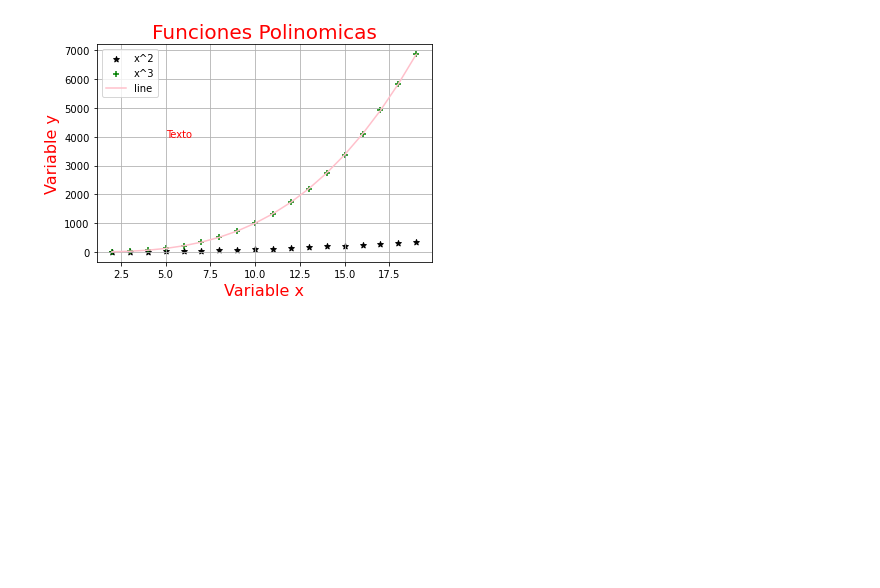
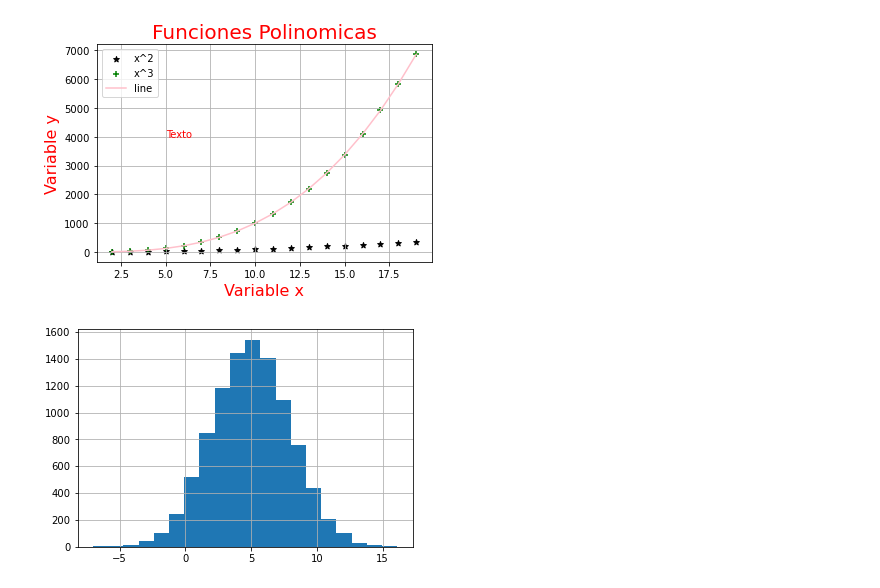
Before and after one commit to Kucta/ESEIT_BIGDATA, a Jupyter notebook: notebooks/0.4.visualizacion_datos.ipynb, the cells around one changed output. Saved outputs shown, nothing was run; the diff lists cells and outputs as text; code cells hidden in the pictures; blank space fills up the shorter version.

Commit message:
crea histogramas, barplots usando seaborn

```diff
--- a/notebooks/0.4.visualizacion_datos.ipynb
+++ b/notebooks/0.4.visualizacion_datos.ipynb
@@ -38,3 +38,19 @@ plt.legend()
 # %% [output]
 <matplotlib.legend.Legend at 0x...>
 [figure]
+# %%
+#Histogramas: para variables numericas unidimensionales
+
+x=np.random.normal(10) #numero aleatorio alrededor de 10
+mean =5
+std=3
+n=10000
+x=np.random.normal(mean,std,n)
+x
+plt.title("Histograma de una Variable ALeatoria")
+plt.ylabel("Frecuencia absoluta")
+plt.xlabel("Variable")
+plt.hist(x, bins=20);
+plt.grid()
+# %% [output]
+[figure, added]
```
Also changed, not shown: parts of 4 cells of this notebook.
